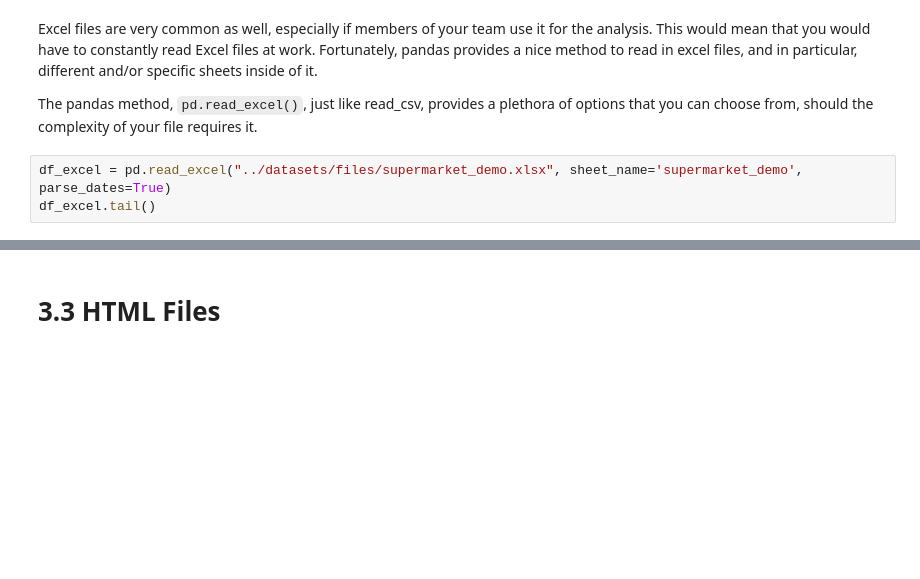
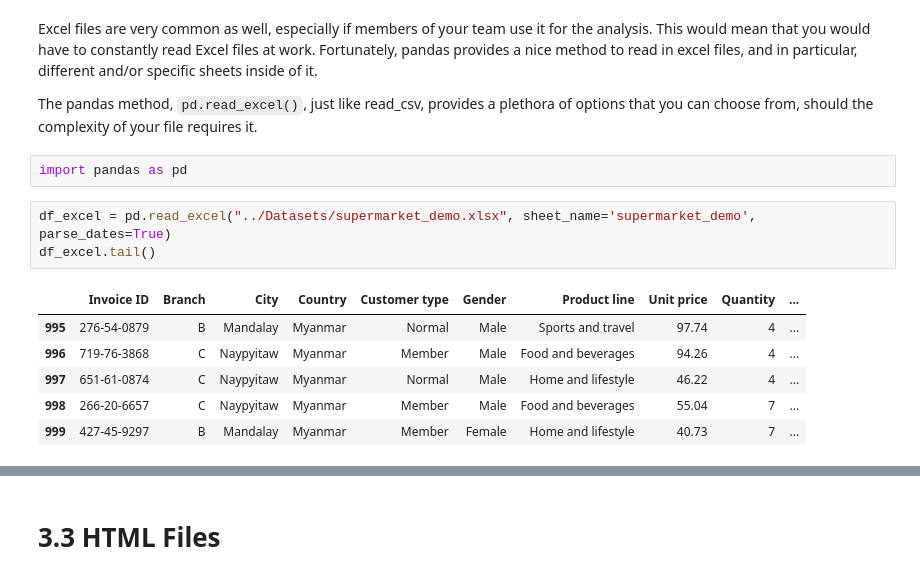
Before and after one commit to mattydeane74/Python-DA-Course, a Jupyter notebook: Lesson_3/lesson_3.ipynb, the cells around one changed output, grey strips where cells are left out. Drawn from its saved outputs; the diff is of its cells as text; blank space fills up the shorter version.

```diff
--- a/Lesson_3/lesson_3.ipynb
+++ b/Lesson_3/lesson_3.ipynb
@@ -474,6 +483,15 @@ df_table.head()
 Excel files are very common as well, especially if members of your team use it for the analysis. This would mean that you would have to constantly read Excel files at work. Fortunately, pandas provides a nice method to read in excel files, and in particular, different and/or specific sheets inside of it.
 
 The pandas method, `pd.read_excel()`, just like read_csv, provides a plethora of options that you can choose from, should the complexity of your file requires it.
+# %%
+import pandas as pd
 # %%
-df_excel = pd.read_excel("../datasets/files/supermarket_demo.xlsx", sheet_name='supermarket_demo', parse_dates=True)
+df_excel = pd.read_excel("../Datasets/supermarket_demo.xlsx", sheet_name='supermarket_demo', parse_dates=True)
 df_excel.tail()
+# %% [output]
+|  | Invoice ID | Branch | City | Country | Customer type | Gender | Product line | Unit price | Quantity | ... |
+| 995 | 276-54-0879 | B | Mandalay | Myanmar | Normal | Male | Sports and travel | 97.74 | 4 | ... |
+| 996 | 719-76-3868 | C | Naypyitaw | Myanmar | Member | Male | Food and beverages | 94.26 | 4 | ... |
+| 997 | 651-61-0874 | C | Naypyitaw | Myanmar | Normal | Male | Home and lifestyle | 46.22 | 4 | ... |
+| 998 | 266-20-6657 | C | Naypyitaw | Myanmar | Member | Male | Food and beverages | 55.04 | 7 | ... |
+| 999 | 427-45-9297 | B | Mandalay | Myanmar | Member | Female | Home and lifestyle | 40.73 | 7 | ... |
```
Also changed, not shown: parts of 14 cells of this notebook, 4 other files.
